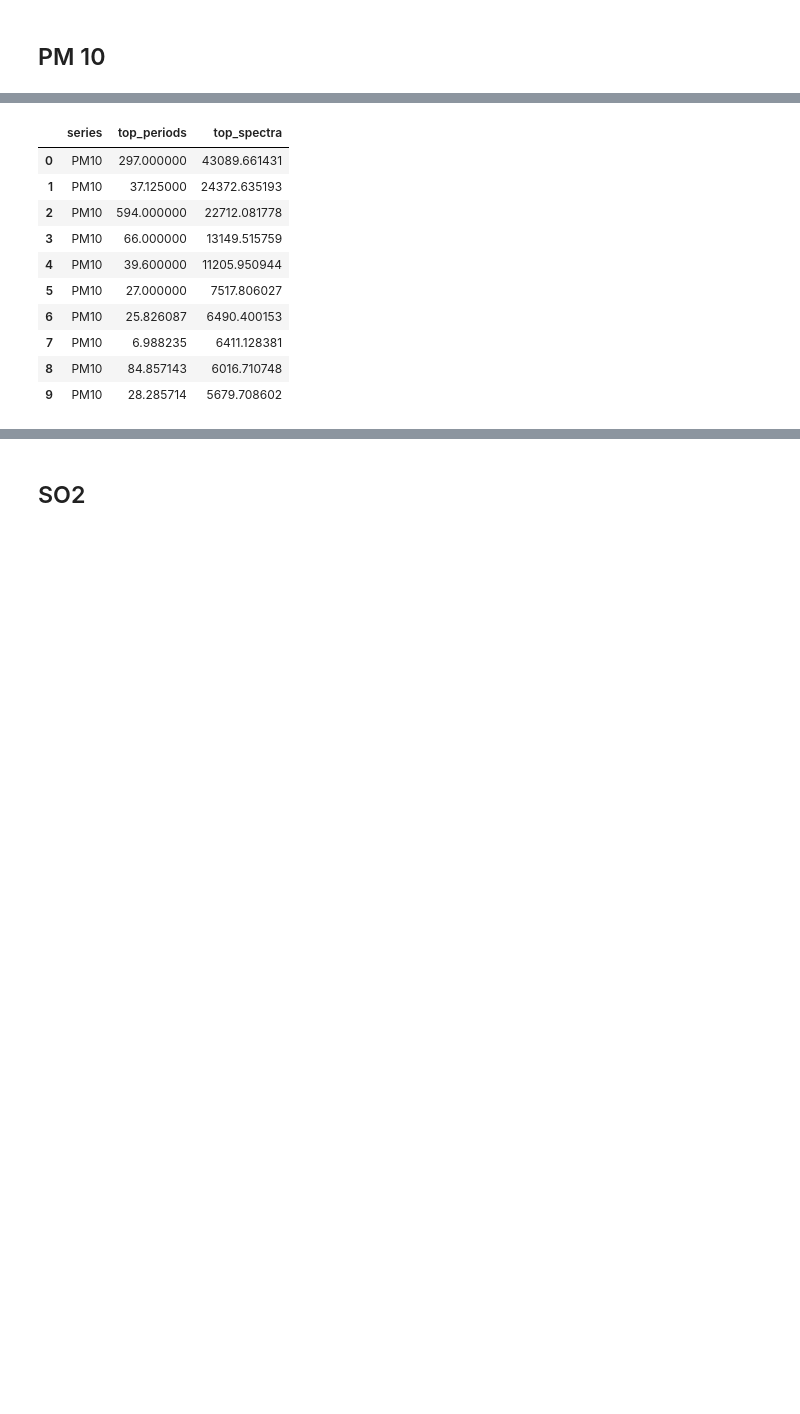
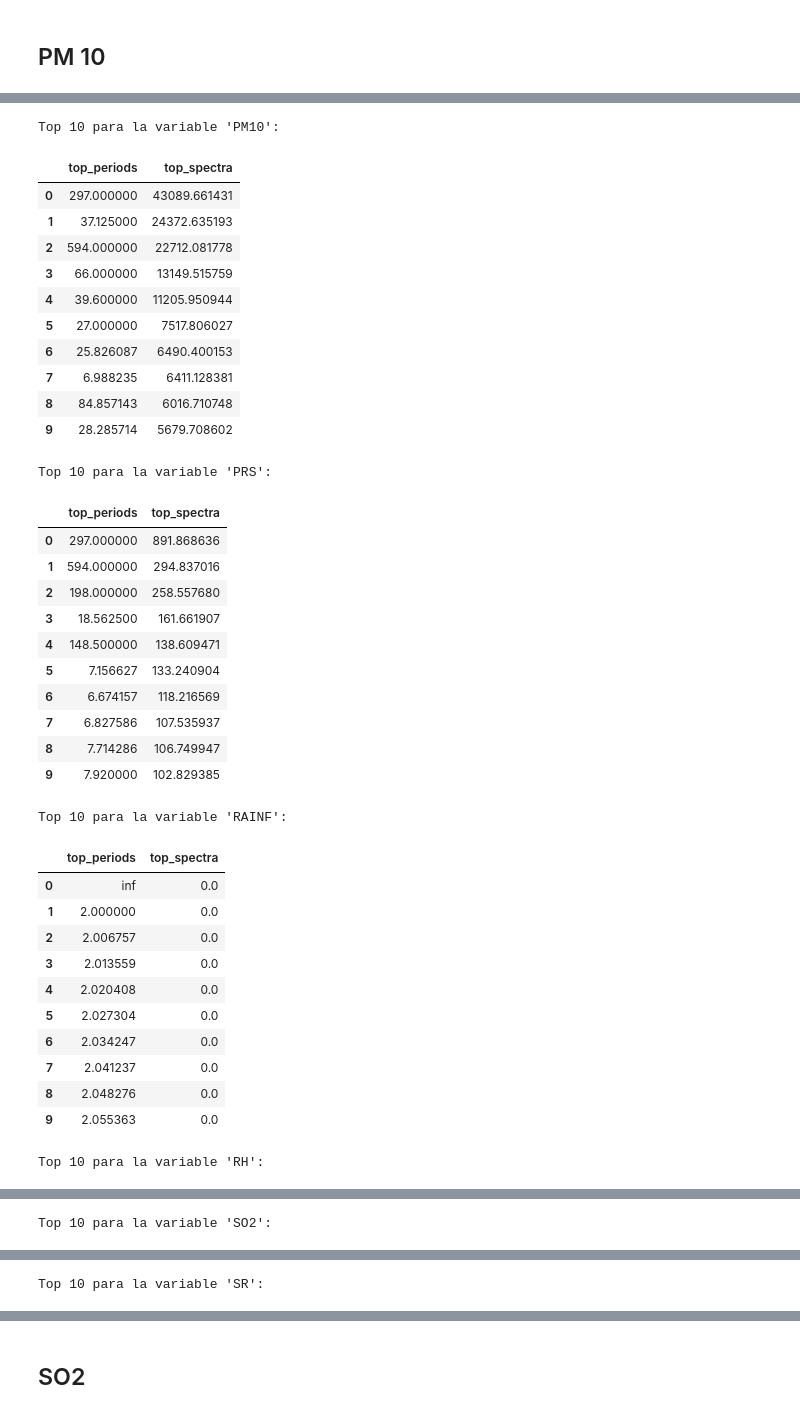
Before and after one commit to XJoseAntonioX/Air_quality_analysis_and_forecasting, a Jupyter notebook: Analisis_Series_Tiempo.ipynb, the cells around one changed output, grey strips where cells are left out. Saved outputs shown, nothing was run; the diff lists cells and outputs as text; code cells hidden in the pictures; blank space fills up the shorter version.

Commit message:
spectral

```diff
--- a/Analisis_Series_Tiempo.ipynb
+++ b/Analisis_Series_Tiempo.ipynb
@@ -10,3 +10,5 @@ from scipy.signal import periodogram
 from scipy import fftpack
 
 Monterrey = pd.read_csv("Files/Datos_2022_2023_CENTRO_limpios.csv", parse_dates=[0], index_col = "date")
+daily_Monterrey = Monterrey.resample('D').mean()
+daily_Monterrey
@@ -103,9 +120,9 @@ def Periodograma(ts, detrend='linear', window='boxcar', scaling='density', ts_fr
     return list_periods_spectra
 
 def Top_10_Periodogram(df, list_periods_spectra):
-    # Crear el DataFrame para los top 10
+
+    # Nombres de las columnas (DataFrame)
     columns = df.columns
-    top_data = []
 
     for i, (periods, spectrum) in enumerate(list_periods_spectra):
         # Ordenar espectros en orden descendente y tomar los top 10
@@ -113,16 +130,15 @@ def Top_10_Periodogram(df, list_periods_spectra):
         top_periods = periods[top_indices]
         top_spectra = spectrum[top_indices]
 
-        # Crear una lista con los resultados ordenados
-        top_data.extend([(columns[i], p, s) for p, s in zip(top_periods, top_spectra)])
+        # Crear DataFrame para la serie actual
+        df = pd.DataFrame({
+            "top_periods": top_periods,
+            "top_spectra": top_spectra
+        }).sort_values(by="top_spectra", ascending=False)
 
-    # Convertir a DataFrame
-    results_df = pd.DataFrame(top_data, columns=["series", "top_periods", "top_spectra"])
-
-    # Mostrar el DataFrame ordenado
-    results_df = results_df.sort_values(by=["series", "top_spectra"], ascending=[True, False])
-    display(results_df)
+        print(f"\nTop 10 para la variable '{columns[i]}':")
+        display(df)
 # %% [markdown]
 ## PM 10
 # %%
-Monterrey_PM10 = Monterrey[["PM10", "PRS", "RAINF", "RH", "SO2", "SR", "TOUT", "WSR", "WDR"]]
+Monterrey_PM10 = daily_Monterrey[["PM10", "PRS", "RAINF", "RH", "SO2", "SR", "TOUT", "WSR", "WDR"]]
@@ -154,0 +147,2 @@ FigureCanvasAgg is non-interactive, and thus cannot be shown
+# %%
+list_periods_spectra = Periodograma(Monterrey_PM10)
@@ -155,14 +152,40 @@ FigureCanvasAgg is non-interactive, and thus cannot be shown
 # %%
-Top_10_Periodogram(daily_pm10, list_periods_spectra)
+Top_10_Periodogram(Monterrey_PM10, list_periods_spectra)
 # %% [output]
+Top 10 para la variable 'PM10':
-|  | series | top_periods | top_spectra |
-| 0 | PM10 | 297.000000 | 43089.661431 |
-| 1 | PM10 | 37.125000 | 24372.635193 |
-| 2 | PM10 | 594.000000 | 22712.081778 |
-| 3 | PM10 | 66.000000 | 13149.515759 |
-| 4 | PM10 | 39.600000 | 11205.950944 |
-| 5 | PM10 | 27.000000 | 7517.806027 |
-| 6 | PM10 | 25.826087 | 6490.400153 |
-| 7 | PM10 | 6.988235 | 6411.128381 |
-| 8 | PM10 | 84.857143 | 6016.710748 |
-| 9 | PM10 | 28.285714 | 5679.708602 |
+|  | top_periods | top_spectra |
+| 0 | 297.000000 | 43089.661431 |
+| 1 | 37.125000 | 24372.635193 |
+| 2 | 594.000000 | 22712.081778 |
+| 3 | 66.000000 | 13149.515759 |
+| 4 | 39.600000 | 11205.950944 |
+| 5 | 27.000000 | 7517.806027 |
+| 6 | 25.826087 | 6490.400153 |
+| 7 | 6.988235 | 6411.128381 |
+| 8 | 84.857143 | 6016.710748 |
+| 9 | 28.285714 | 5679.708602 |
+Top 10 para la variable 'PRS':
+|  | top_periods | top_spectra |
+| 0 | 297.000000 | 891.868636 |
+| 1 | 594.000000 | 294.837016 |
+| 2 | 198.000000 | 258.557680 |
+| 3 | 18.562500 | 161.661907 |
+| 4 | 148.500000 | 138.609471 |
+| 5 | 7.156627 | 133.240904 |
+| 6 | 6.674157 | 118.216569 |
+| 7 | 6.827586 | 107.535937 |
+| 8 | 7.714286 | 106.749947 |
+| 9 | 7.920000 | 102.829385 |
+Top 10 para la variable 'RAINF':
+|  | top_periods | top_spectra |
+| 0 | inf | 0.0 |
+| 1 | 2.000000 | 0.0 |
+| 2 | 2.006757 | 0.0 |
+| 3 | 2.013559 | 0.0 |
+| 4 | 2.020408 | 0.0 |
+| 5 | 2.027304 | 0.0 |
+| 6 | 2.034247 | 0.0 |
+| 7 | 2.041237 | 0.0 |
+| 8 | 2.048276 | 0.0 |
+| 9 | 2.055363 | 0.0 |
+Top 10 para la variable 'RH':
@@ -168,0 +203 @@ Top_10_Periodogram(daily_pm10, list_periods_spectra)
+Top 10 para la variable 'SO2':
@@ -168,0 +215 @@ Top_10_Periodogram(daily_pm10, list_periods_spectra)
+Top 10 para la variable 'SR':
```
Also changed, not shown: parts of 5 cells of this notebook.
